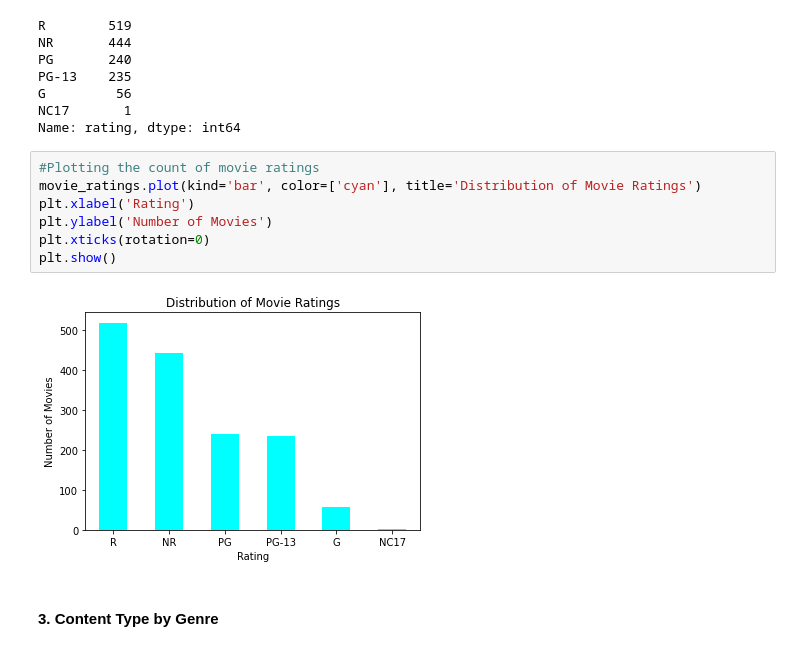
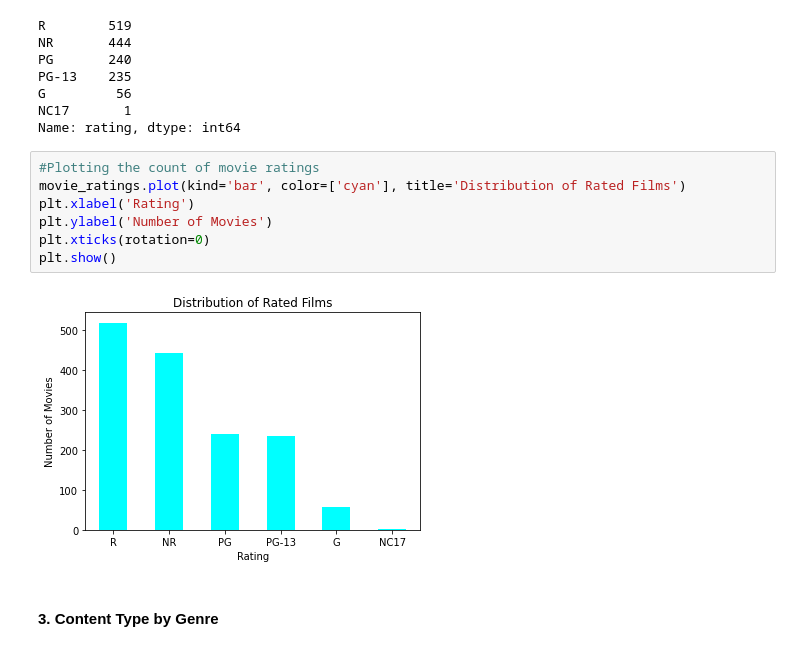
Before and after one commit to JulieMusangi/Film-Performance-Insights, a Jupyter notebook: analysis.ipynb, the cells around one changed output. Cells and saved outputs as stored; diff of their text form.

```diff
--- a/analysis.ipynb
+++ b/analysis.ipynb
@@ -636,13 +638,13 @@ NC17       1
 Name: rating, dtype: int64
 # %%
 #Plotting the count of movie ratings
-movie_ratings.plot(kind='bar', color=['cyan'], title='Distribution of Movie Ratings')
+movie_ratings.plot(kind='bar', color=['cyan'], title='Distribution of Rated Films')
 plt.xlabel('Rating')
 plt.ylabel('Number of Movies')
 plt.xticks(rotation=0)
 plt.show()
 # %% [output]
-[figure, old version]
+[figure, new version]
 # %% [markdown]
 #### 3. Content Type by Genre
 # %%
```
Also changed, not shown: parts of 7 cells of this notebook.
